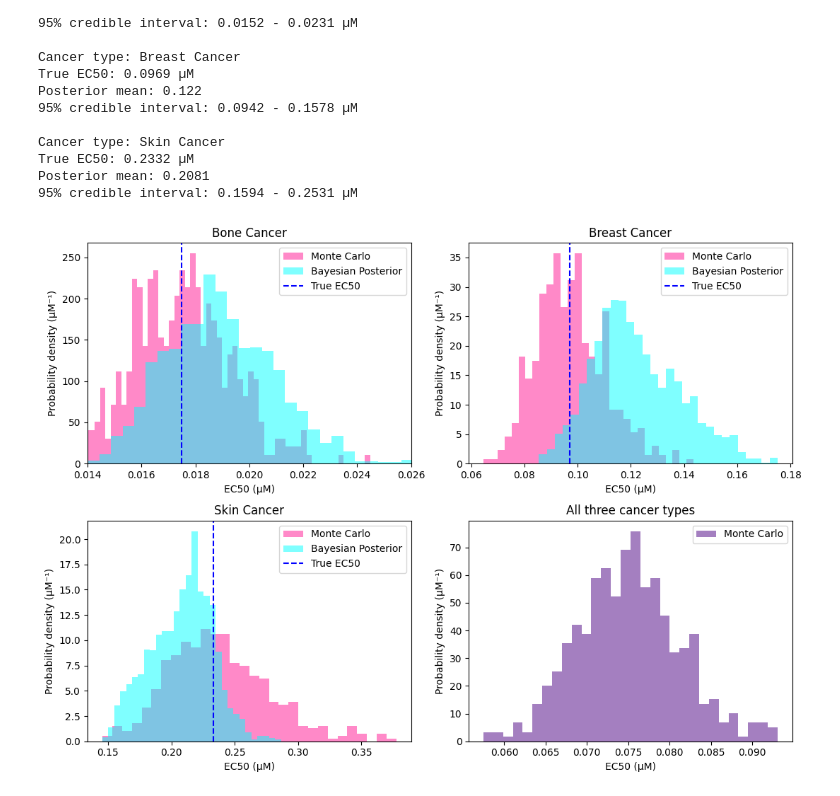
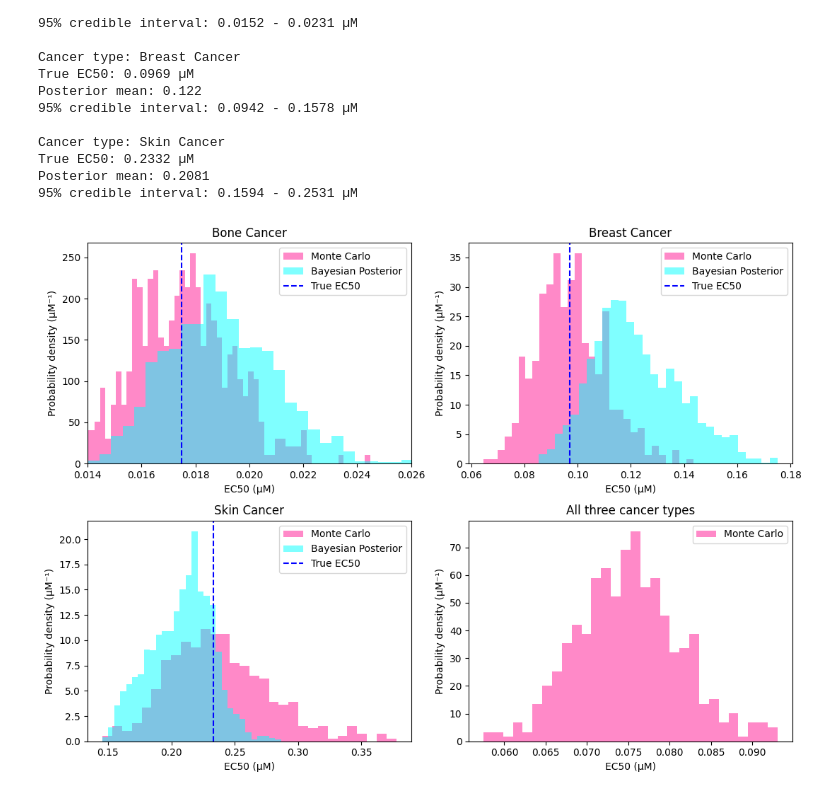
Before and after one commit to nicolejanoff/PRO1-CB2330, a Jupyter notebook: project.ipynb, the cells around one changed output. Cells and saved outputs as stored; diff of their text form; code cells hidden in the pictures.

Commit message:
Code used for simulations corrected one graph

```diff
--- a/project.ipynb
+++ b/project.ipynb
@@ -427,32 +427,32 @@ plt.legend()
 # Breast Cancer
 plt.subplot(2, 2, 2)
 plt.hist(mc_results["Breast Cancer"], bins=30, color="deeppink", alpha=0.5, density=True, label="Monte Carlo")
 plt.hist(bayes_samples["Breast Cancer"], bins=30, color="cyan", alpha=0.5, density=True, label="Bayesian Posterior")
 plt.axvline(cancer_types["Breast Cancer"]["EC50_true"], color="blue", linestyle="--", label="True EC50")
 plt.title("Breast Cancer")
 plt.xlabel("EC50 (µM)")
 plt.ylabel("Probability density (µM⁻¹)")
 plt.legend()
 
 # Skin Cancer
 plt.subplot(2, 2, 3)
 plt.hist(mc_results["Skin Cancer"], bins=30, color="deeppink", alpha=0.5, density=True, label="Monte Carlo")
 plt.hist(bayes_samples["Skin Cancer"], bins=30, color="cyan", alpha=0.5, density=True, label="Bayesian Posterior")
 plt.axvline(cancer_types["Skin Cancer"]["EC50_true"], color="blue", linestyle="--", label="True EC50")
 plt.title("Skin Cancer")
 plt.xlabel("EC50 (µM)")
 plt.ylabel("Probability density (µM⁻¹)")
 plt.legend()
 
 # Combined data
 plt.subplot(2, 2, 4)
-plt.hist(mc_results["All three cancer types"], bins=30, color="indigo", alpha=0.5, density=True, label="Monte Carlo")
+plt.hist(mc_results["All three cancer types"], bins=30, color="deeppink", alpha=0.5, density=True, label="Monte Carlo")
 plt.title("All three cancer types")
 plt.xlabel("EC50 (µM)")
 plt.ylabel("Probability density (µM⁻¹)")
 plt.legend()
 
 plt.tight_layout()
 plt.show()
 # %% [output]
-[figure, old version]
+[figure, new version]
```
